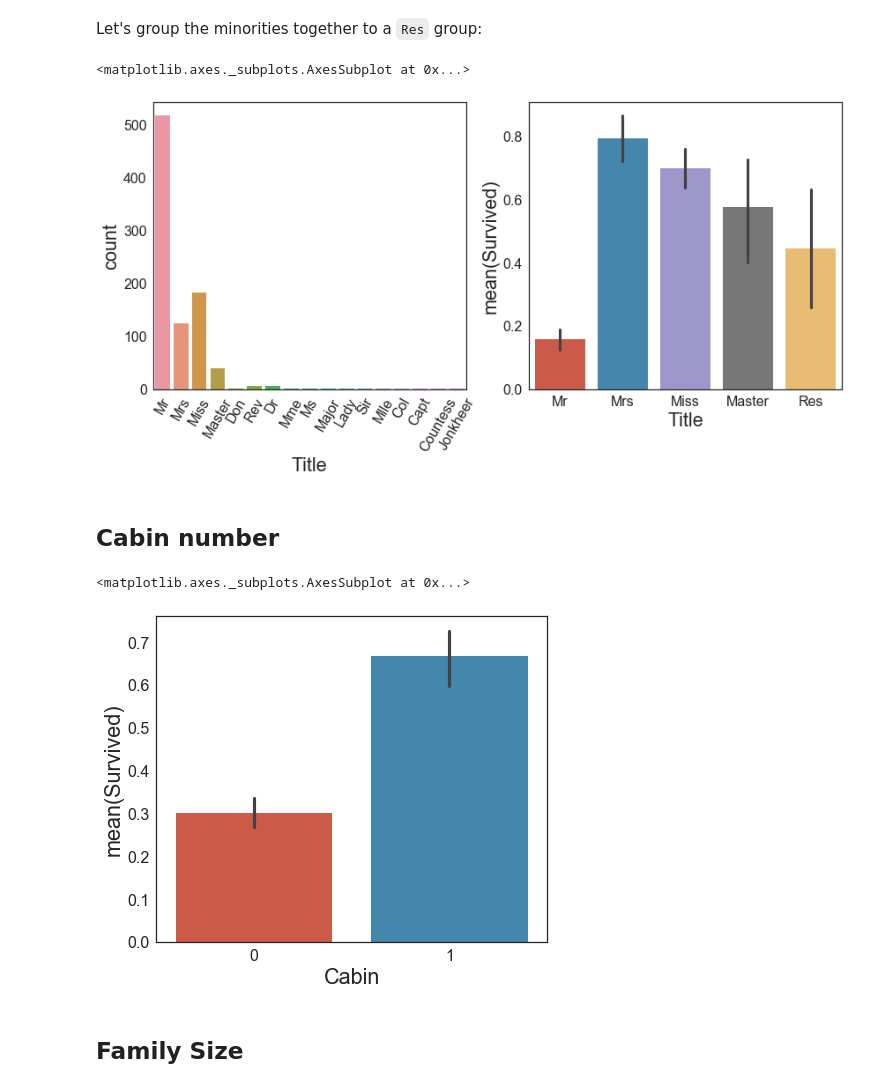
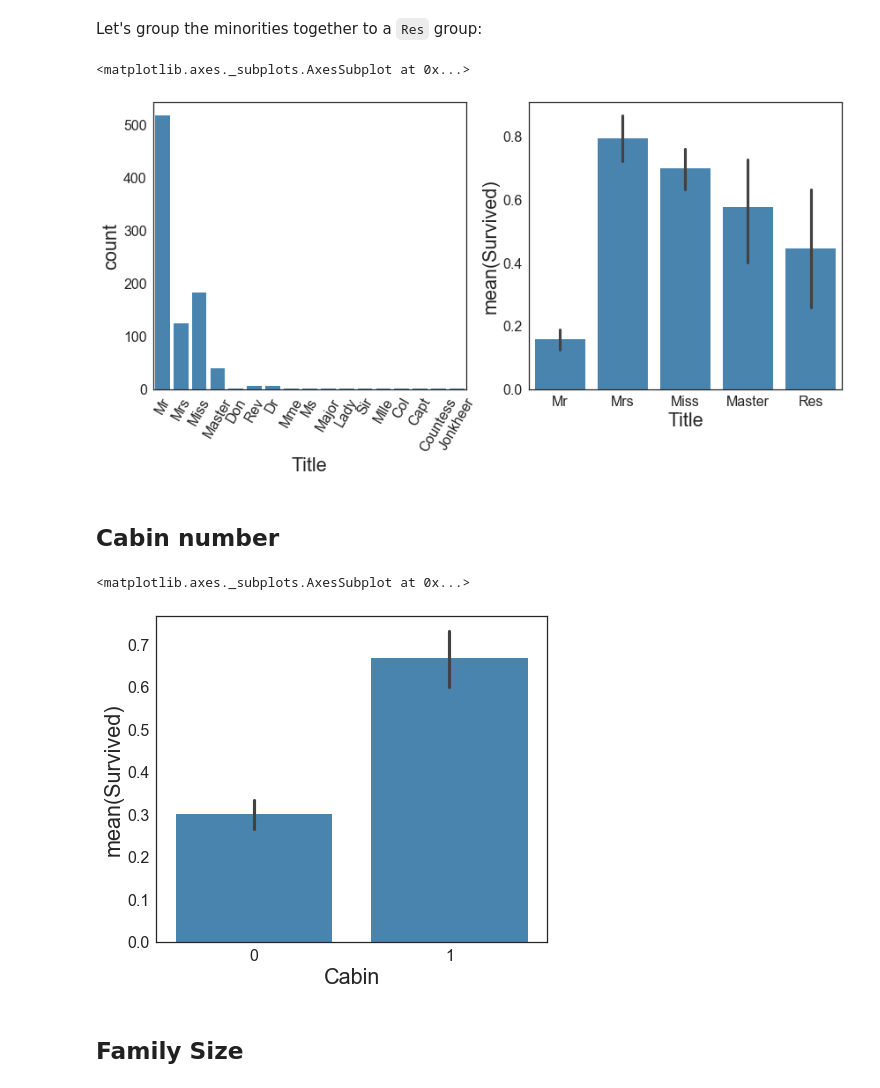
Before and after one commit to maqnius/ml, a Jupyter notebook: Titanic_sh0608.ipynb, the cells around one changed output. Cells and saved outputs as stored; diff of their text form; code cells hidden in the pictures.

```diff
--- a/Titanic_sh0608.ipynb
+++ b/Titanic_sh0608.ipynb
@@ -289,12 +271,12 @@ test['Title'] = test['Name'].apply(group_titles)
 # %%
 fig, (ax1, ax2) = plt.subplots(1, 2, figsize=(14, 6))
 plt.sca(ax1)
 plt.xticks(rotation=60)
-sns.countplot(data=plot_all_titles, x = 'Title', ax = ax1)
-sns.barplot(data=train, x = 'Title', y = 'Survived', ax = ax2)
+sns.countplot(data=plot_all_titles, x = 'Title', ax = ax1, palette=sns.color_palette("Blues_d", 1))
+sns.barplot(data=train, x = 'Title', y = 'Survived', ax = ax2, palette=sns.color_palette("Blues_d", 1))
 # %% [output]
 <matplotlib.axes._subplots.AxesSubplot at 0x...>
-[figure, old version]
+[figure, new version]
 # %% [markdown]
 ## Cabin number
 # %%
@@ -306,10 +288,10 @@ test.loc[test.Cabin.isnull(), 'Cabin'] = 0        # cabinnumber unknown
 test["Cabin"] = test["Cabin"].astype(int)         # to int
 # %%
 fig, (ax1) = plt.subplots(1, 1, figsize=(7, 6))
-sns.barplot(data=train, x = 'Cabin', y = 'Survived', ax = ax1)
+sns.barplot(data=train, x = 'Cabin', y = 'Survived', ax = ax1, palette=sns.color_palette("Blues_d", 1))
 # %% [output]
 <matplotlib.axes._subplots.AxesSubplot at 0x...>
-[figure, old version]
+[figure, new version]
 # %% [markdown]
 ## Family Size
 # %%
```
Also changed, not shown: parts of 30 cells of this notebook.
